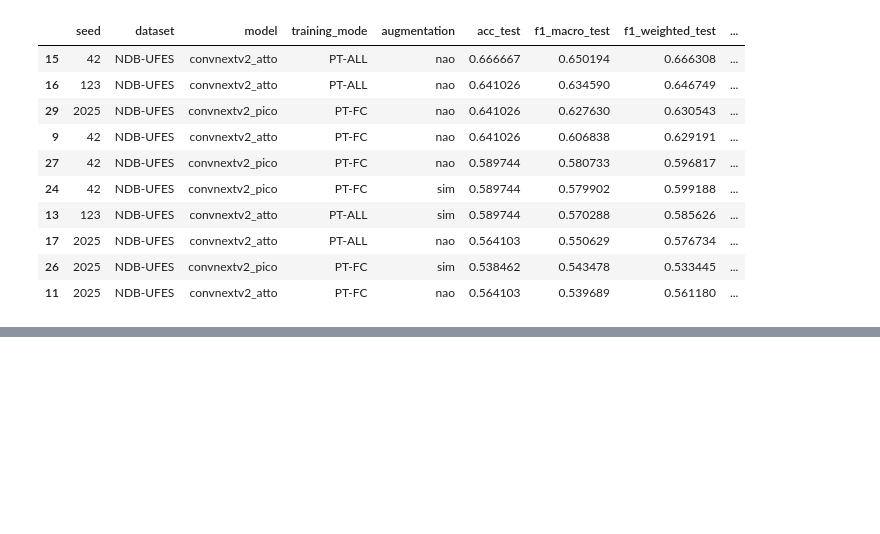
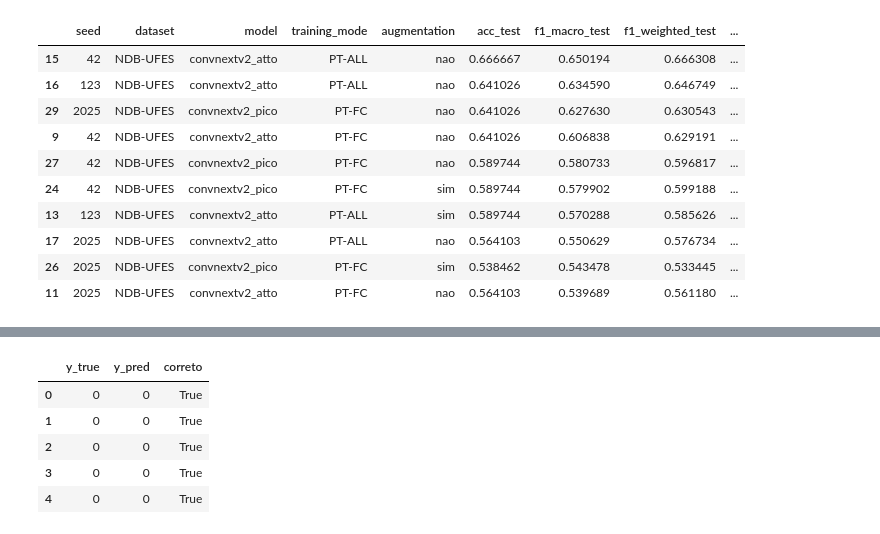
Before and after one commit to LIPAI-Org/Oral-Classification-ConvNeXt-V2, a Jupyter notebook: analise_2_NDB_e_Displasia.ipynb, the cells around one changed output, grey strips where cells are left out. Drawn from its saved outputs; the diff is of its cells as text; code cells hidden in the pictures; blank space fills up the shorter version.

```diff
--- a/analise_2_NDB_e_Displasia.ipynb
+++ b/analise_2_NDB_e_Displasia.ipynb
@@ -432,0 +474,3 @@ array(['NDB-UFES'], dtype=object)
+# %%
+df_preds_displasia = pd.DataFrame(preds_displasia)
+df_preds_displasia.head()
@@ -432,0 +496,10 @@ array(['NDB-UFES'], dtype=object)
+# %%
+df_preds_displasia["correto"] = df_preds_displasia["y_true"] == df_preds_displasia["y_pred"]
+df_preds_displasia.head()
+# %% [output]
+|  | y_true | y_pred | correto |
+| 0 | 0 | 0 | True |
+| 1 | 0 | 0 | True |
+| 2 | 0 | 0 | True |
+| 3 | 0 | 0 | True |
+| 4 | 0 | 0 | True |
```
Also changed, not shown: parts of 22 cells of this notebook.
